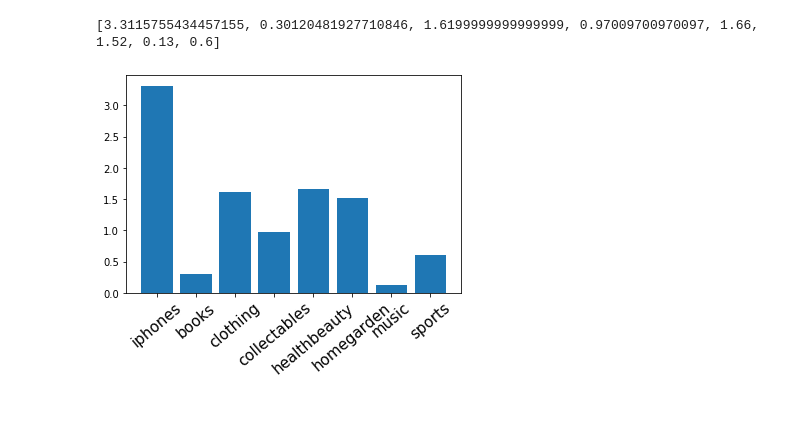
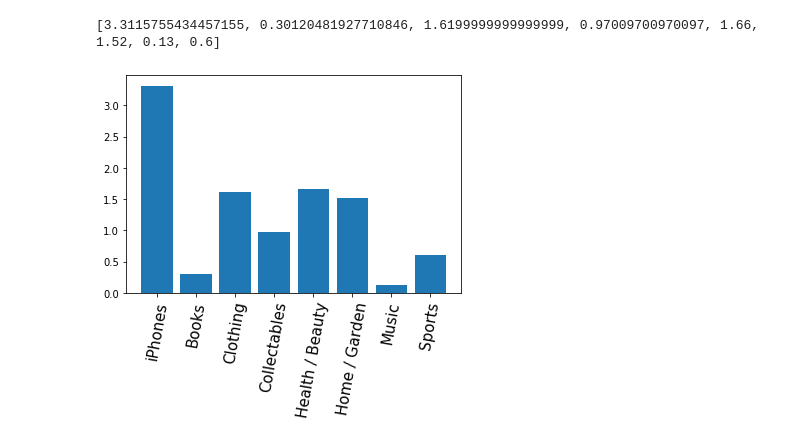
Before and after one commit to micktor/184final, a Jupyter notebook: Final.ipynb, the cells around one changed output. Drawn from its saved outputs; the diff is of its cells as text; code cells hidden in the pictures; blank space fills up the shorter version.

```diff
--- a/Final.ipynb
+++ b/Final.ipynb
@@ -128,18 +144,18 @@ print(scamrate_list)
 [3.3115755434457155, 0.30120481927710846, 1.6199999999999999, 0.97009700970097, 1.66, 1.52, 0.13, 0.6]
 # %%
 catname_list = [
-    'iphones',
-    'books',
-    'clothing',
-    'collectables',
-    'healthbeauty',
-    'homegarden',
-    'music',
-    'sports',
+    'iPhones',
+    'Books',
+    'Clothing',
+    'Collectables',
+    'Health / Beauty',
+    'Home / Garden',
+    'Music',
+    'Sports',
 ]
 index = np.arange(len(catname_list))
 plt.bar(index, scamrate_list)
-plt.xticks(index, catname_list, fontsize=15, rotation=40)
+plt.xticks(index, catname_list, fontsize=15, rotation=80)
 plt.show()
 # %% [output]
-[figure, old version]
+[figure, new version]
```
Also changed, not shown: parts of 1 cell of this notebook.
